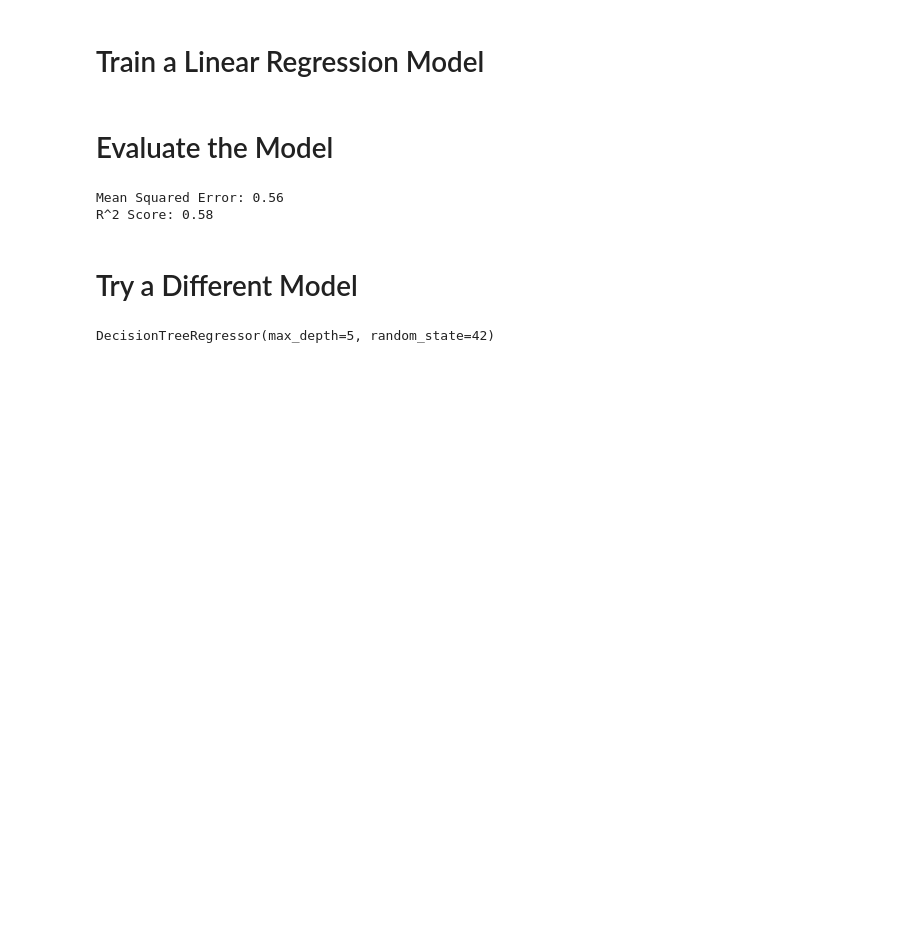
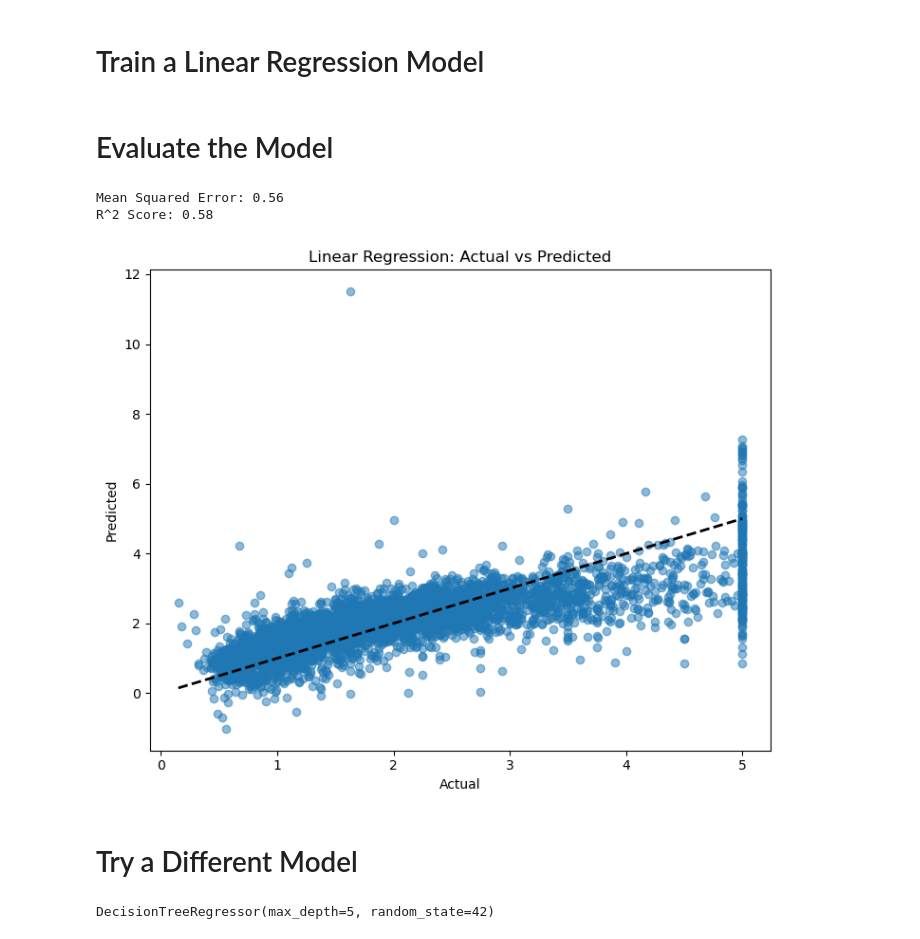
Before and after one commit to eibonscroll/Predicting-Housing-Prices, a Jupyter notebook: scientificProject/sample.ipynb, the cells around one changed output. Saved outputs shown, nothing was run; the diff lists cells and outputs as text; code cells hidden in the pictures; blank space fills up the shorter version.

Commit message:
added plotting for results visualization

```diff
--- a/scientificProject/sample.ipynb
+++ b/scientificProject/sample.ipynb
@@ -73,6 +73,23 @@ print(f"R^2 Score: {r2:.2f}")
 # %% [output]
 Mean Squared Error: 0.56
 R^2 Score: 0.58
+# %%
+import matplotlib.pyplot as plt
+
+# Plot the results of the Linear Regression model
+plt.figure(figsize=(14, 6))
+
+plt.subplot(1, 2, 1)
+plt.scatter(y_test, y_pred, alpha=0.5)
+plt.plot([y_test.min(), y_test.max()], [y_test.min(), y_test.max()], 'k--', lw=2)
+plt.xlabel('Actual')
+plt.ylabel('Predicted')
+plt.title('Linear Regression: Actual vs Predicted')
+
+plt.tight_layout()
+plt.show()
+# %% [output]
+[figure, added]
 # %% [markdown]
 # Try a Different Model
 # %%
```
Also changed, not shown: parts of 1 cell of this notebook.
